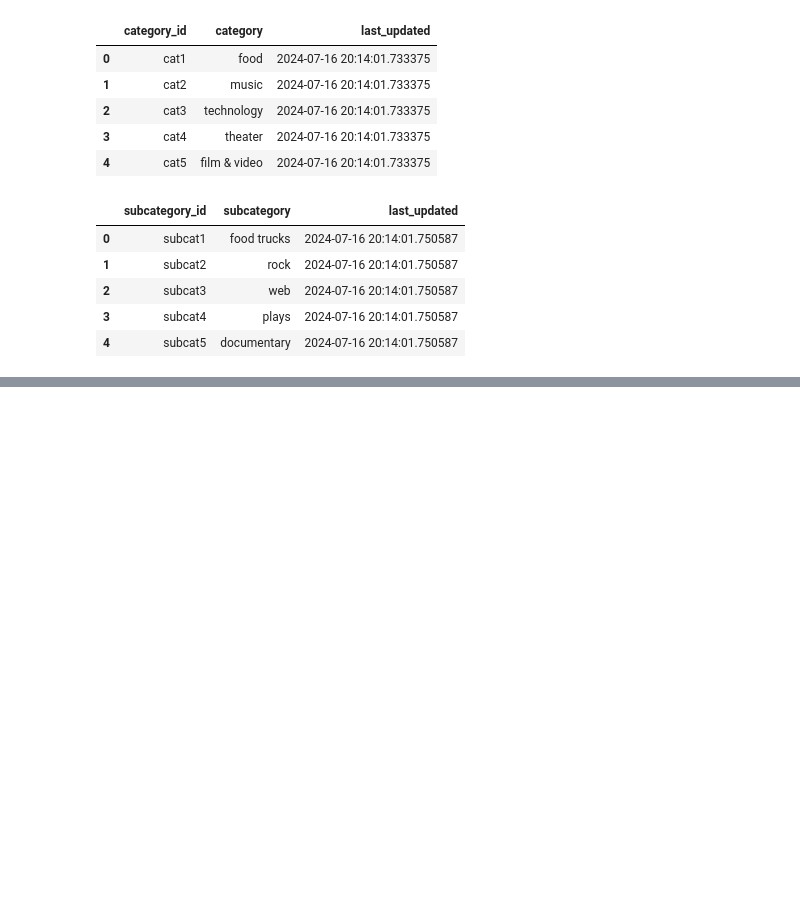
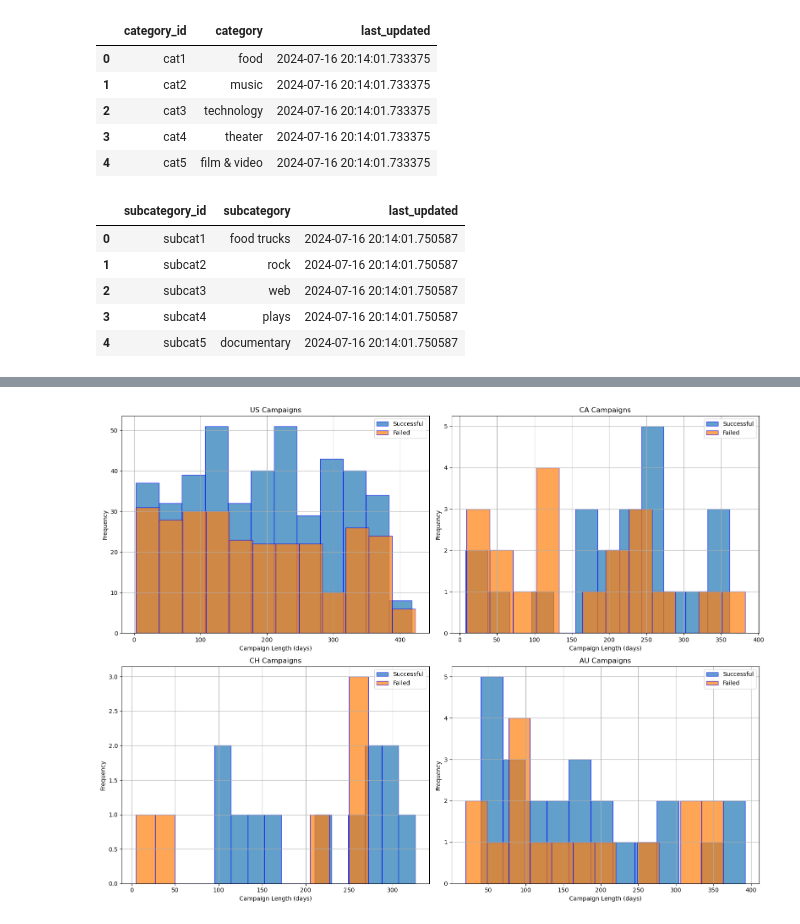
Before and after one commit to Corzalite/Group-17-project-2, a Jupyter notebook: IND_Marty_work/ETL_Data_Viz.ipynb, the cells around one changed output, grey strips where cells are left out. Saved outputs shown, nothing was run; the diff lists cells and outputs as text; code cells hidden in the pictures; blank space fills up the shorter version.

Commit message:
savepoint for write-up and readme, added in Marty's chart and ETL_Data_Viz, added fix for datetime to main Starter Code

```diff
--- a/IND_Marty_work/ETL_Data_Viz.ipynb
+++ b/IND_Marty_work/ETL_Data_Viz.ipynb
@@ -242,0 +229,4 @@ plt.show()
+# %%
+# Add column for count of days
+question3all['campaign_length'] = (question3all.end_date - question3all.launched_date).dt.days
+question3all.head()
@@ -243,3 +240,67 @@ plt.show()
+# %%
+# Divide Dataframe by country
+question3us = question3all.loc[question3all.country == 'US']
+question3ca = question3all.loc[question3all.country == 'CA']
+question3ch = question3all.loc[question3all.country == 'CH']
+question3au = question3all.loc[question3all.country == 'AU']
+
+# Suggested to divide by success/failures
+successful_us = question3us[question3us['outcome'] == 'successful']
+failed_us = question3us[question3us['outcome'] == 'failed']
+successful_ca = question3ca[question3ca['outcome'] == 'successful']
+failed_ca = question3ca[question3ca['outcome'] == 'failed']
+successful_ch = question3ch[question3ch['outcome'] == 'successful']
+failed_ch = question3ch[question3ch['outcome'] == 'failed']
+successful_au = question3au[question3au['outcome'] == 'successful']
+failed_au = question3au[question3au['outcome'] == 'failed']
+# %%
+# Plotting histograms in subplots
+fig, axs = plt.subplots(2, 2, figsize=(16, 12))
+
+# Plot for US campaigns
+axs[0, 0].hist(successful_us['campaign_length'], bins=12, edgecolor='blue', alpha=0.7, label='Successful')
+axs[0, 0].hist(failed_us['campaign_length'], bins=12, edgecolor='blue', alpha=0.7, label='Failed')
+axs[0, 0].set_xlabel('Campaign Length (days)')
+axs[0, 0].set_ylabel('Frequency')
+axs[0, 0].set_title('US Campaigns')
+axs[0, 0].legend()
+axs[0, 0].grid(True)
+
+# Plot for CA campaigns
+axs[0, 1].hist(successful_ca['campaign_length'], bins=12, edgecolor='blue', alpha=0.7, label='Successful')
+axs[0, 1].hist(failed_ca['campaign_length'], bins=12, edgecolor='blue', alpha=0.7, label='Failed')
+axs[0, 1].set_xlabel('Campaign Length (days)')
+axs[0, 1].set_ylabel('Frequency')
+axs[0, 1].set_title('CA Campaigns')
+axs[0, 1].legend()
+axs[0, 1].grid(True)
+
+# Plot for CH campaigns
+axs[1, 0].hist(successful_ch['campaign_length'], bins=12, edgecolor='blue', alpha=0.7, label='Successful')
+axs[1, 0].hist(failed_ch['campaign_length'], bins=12, edgecolor='blue', alpha=0.7, label='Failed')
+axs[1, 0].set_xlabel('Campaign Length (days)')
+axs[1, 0].set_ylabel('Frequency')
+axs[1, 0].set_title('CH Campaigns')
+axs[1, 0].legend()
+axs[1, 0].grid(True)
+
+# Plot for AU campaigns
+axs[1, 1].hist(successful_au['campaign_length'], bins=12, edgecolor='blue', alpha=0.7, label='Successful')
+axs[1, 1].hist(failed_au['campaign_length'], bins=12, edgecolor='blue', alpha=0.7, label='Failed')
+axs[1, 1].set_xlabel('Campaign Length (days)')
+axs[1, 1].set_ylabel('Frequency')
+axs[1, 1].set_title('AU Campaigns')
+axs[1, 1].legend()
+axs[1, 1].grid(True)
+
+# Save to chart folder
+plt.savefig('../Charts/chart_all.png', bbox_inches='tight')
+
+# Adjust layout and display
+plt.tight_layout()
+plt.show()
+# %% [output]
+[figure, added]
 # %%
 # Close Connection
 engine.dispose()
```
Also changed, not shown: parts of 10 cells of this notebook, 4 other files.
